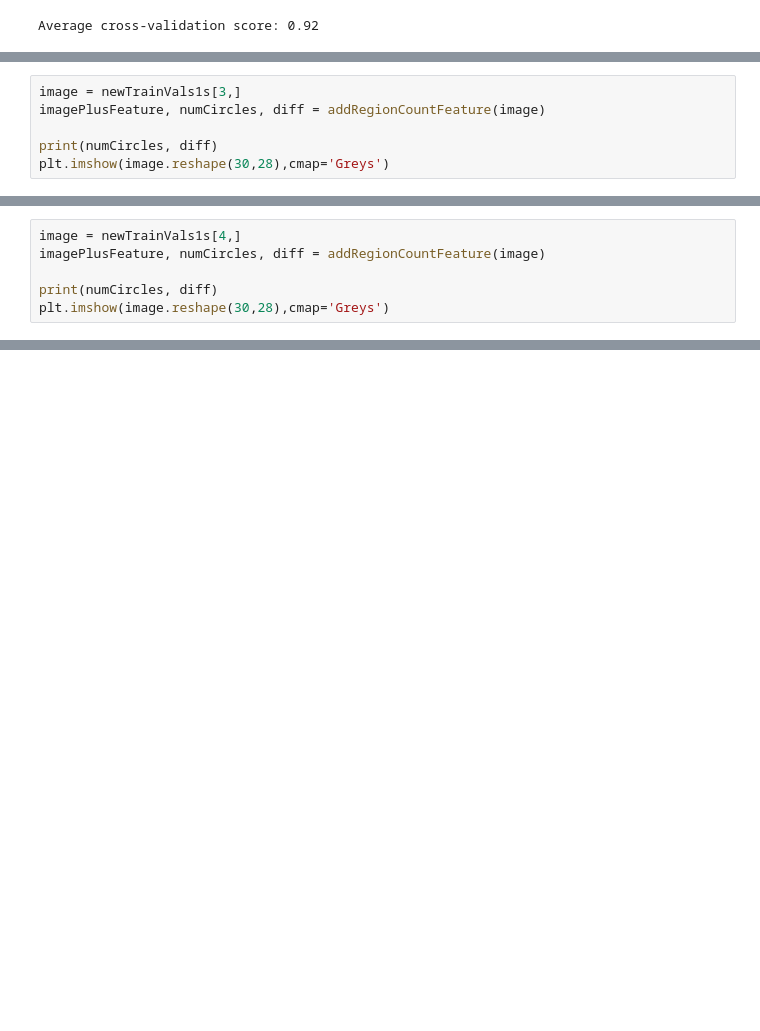
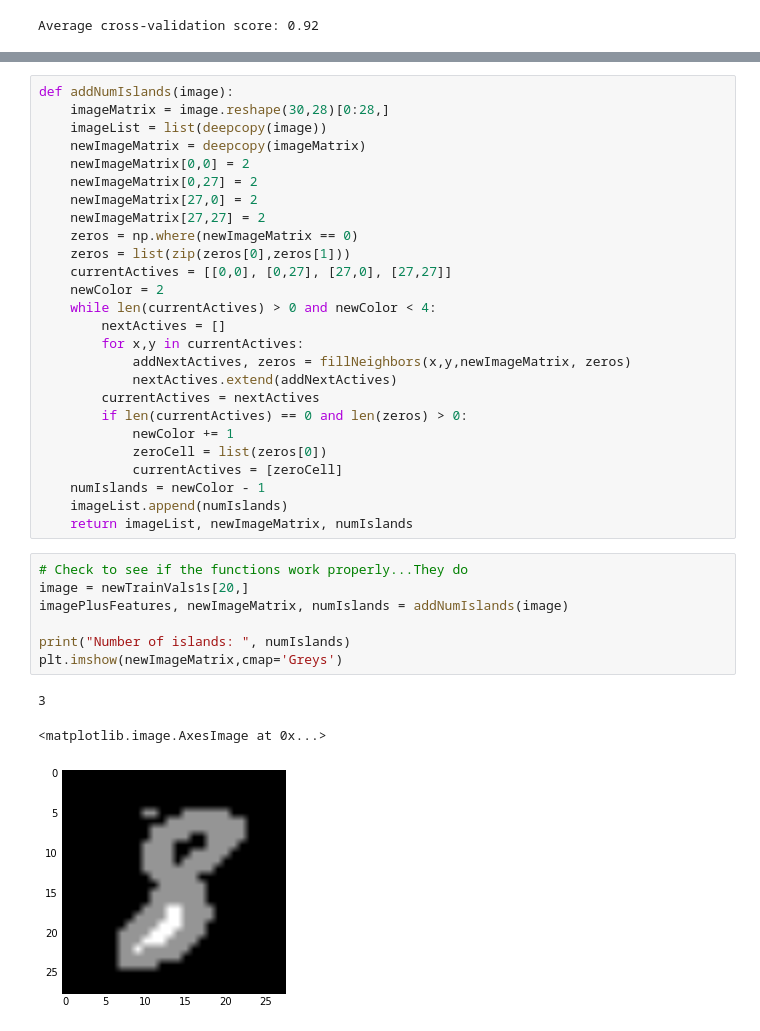
Before and after one commit to LanceRic/MachineLearning, a Jupyter notebook: Assignment4/classify0to9WithNewFeatures.ipynb, the cells around one changed output, grey strips where cells are left out. Saved outputs shown, nothing was run; the diff lists cells and outputs as text; blank space fills up the shorter version.

```diff
--- a/Assignment4/classify0to9WithNewFeatures.ipynb
+++ b/Assignment4/classify0to9WithNewFeatures.ipynb
@@ -132,6 +187,0 @@ def addRegionCountFeature(image):
-# %%
-image = newTrainVals1s[3,]
-imagePlusFeature, numCircles, diff = addRegionCountFeature(image)
-
-print(numCircles, diff)
-plt.imshow(image.reshape(30,28),cmap='Greys')
@@ -142,6 +187,0 @@ plt.imshow(image.reshape(30,28),cmap='Greys')
-# %%
-image = newTrainVals1s[4,]
-imagePlusFeature, numCircles, diff = addRegionCountFeature(image)
-
-print(numCircles, diff)
-plt.imshow(image.reshape(30,28),cmap='Greys')
@@ -151,0 +266,37 @@ plt.imshow(image.reshape(30,28),cmap='Greys')
+# %%
+def addNumIslands(image):
+    imageMatrix = image.reshape(30,28)[0:28,]
+    imageList = list(deepcopy(image))
+    newImageMatrix = deepcopy(imageMatrix)
+    newImageMatrix[0,0] = 2
+    newImageMatrix[0,27] = 2
+    newImageMatrix[27,0] = 2
+    newImageMatrix[27,27] = 2
+    zeros = np.where(newImageMatrix == 0)
+    zeros = list(zip(zeros[0],zeros[1]))
+    currentActives = [[0,0], [0,27], [27,0], [27,27]]
+    newColor = 2
+    while len(currentActives) > 0 and newColor < 4:
+        nextActives = []
+        for x,y in currentActives:
+            addNextActives, zeros = fillNeighbors(x,y,newImageMatrix, zeros)
+            nextActives.extend(addNextActives)
+        currentActives = nextActives
+        if len(currentActives) == 0 and len(zeros) > 0:
+            newColor += 1
+            zeroCell = list(zeros[0])
+            currentActives = [zeroCell]
+    numIslands = newColor - 1
+    imageList.append(numIslands)
+    return imageList, newImageMatrix, numIslands
+# %%
+# Check to see if the functions work properly...They do
+image = newTrainVals1s[20,]
+imagePlusFeatures, newImageMatrix, numIslands = addNumIslands(image)
+
+print("Number of islands: ", numIslands)
+plt.imshow(newImageMatrix,cmap='Greys')
+# %% [output]
+3
+<matplotlib.image.AxesImage at 0x...>
+[figure, added]
```
Also changed, not shown: parts of 53 cells of this notebook.
